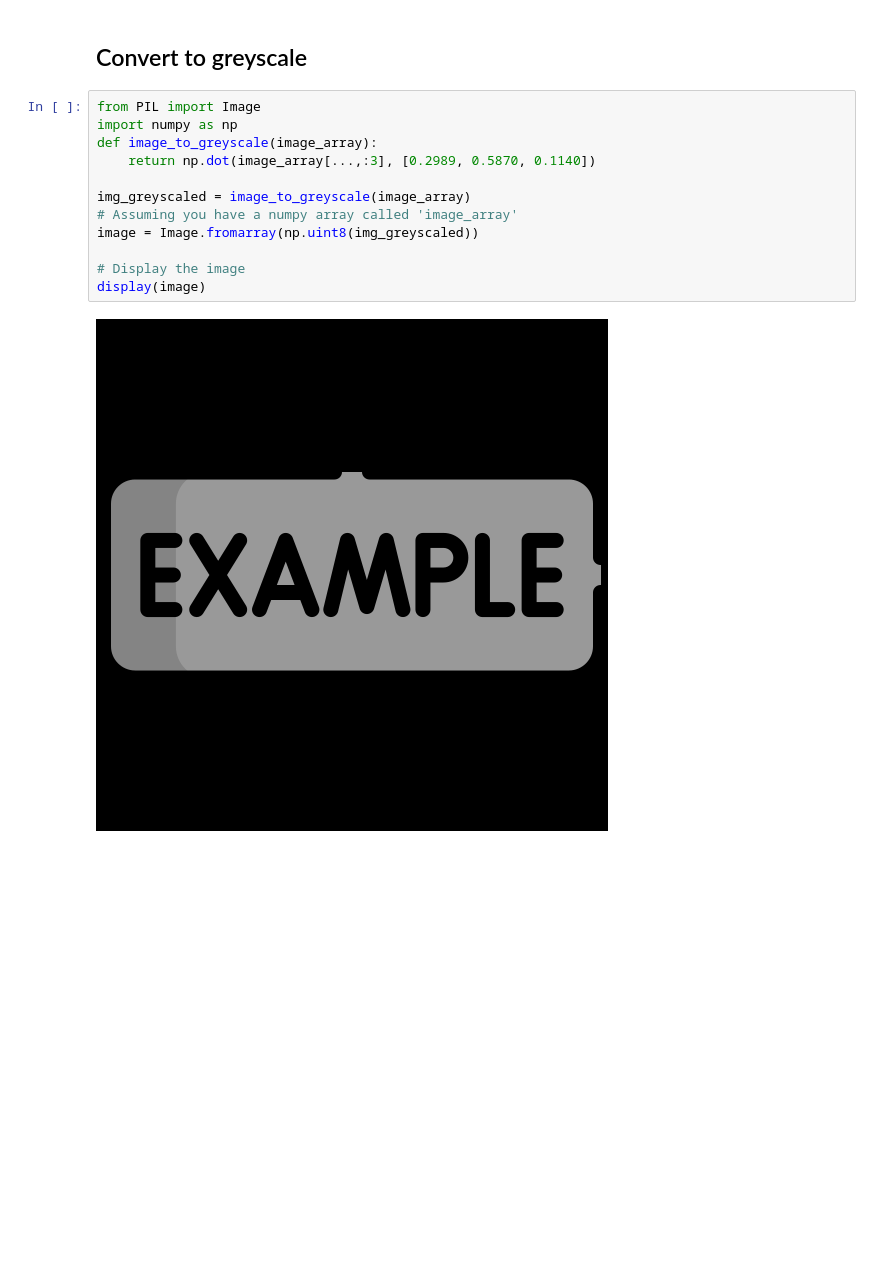
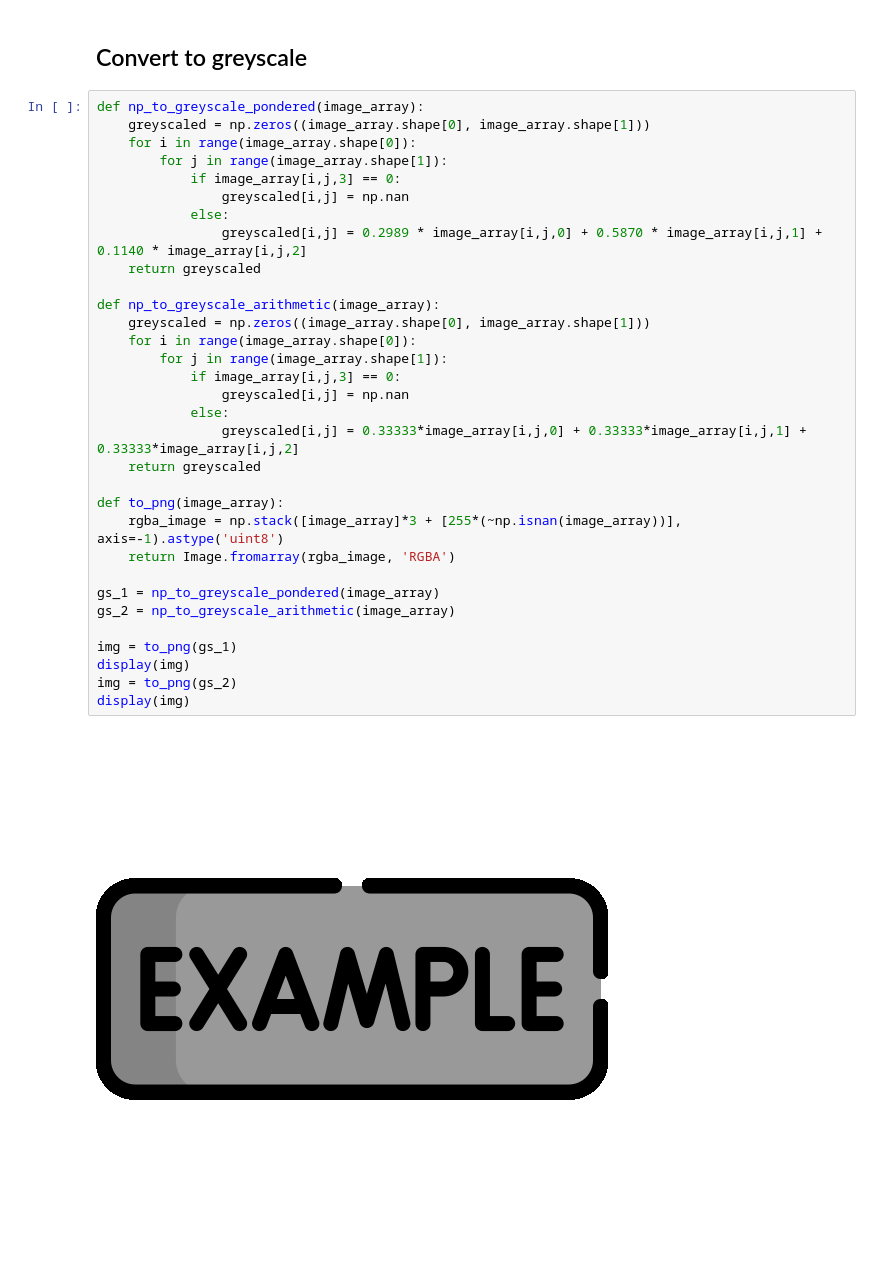
Before and after one commit to adriatp/vectoria, a Jupyter notebook: notebooks/test.ipynb, the cells around one changed output. Saved outputs shown, nothing was run; the diff lists cells and outputs as text; blank space fills up the shorter version.

```diff
--- a/notebooks/test.ipynb
+++ b/notebooks/test.ipynb
@@ -42,16 +37,36 @@ def transparent_array(image_array):
 # %% [markdown]
 ## Convert to greyscale
-# %%
-from PIL import Image
-import numpy as np
-def image_to_greyscale(image_array):
-    return np.dot(image_array[...,:3], [0.2989, 0.5870, 0.1140])
-
-img_greyscaled = image_to_greyscale(image_array)
-# Assuming you have a numpy array called 'image_array'
-image = Image.fromarray(np.uint8(img_greyscaled))
-
-# Display the image
-display(image)
-# %% [output]
-[figure, removed]
+# %%
+def np_to_greyscale_pondered(image_array):
+    greyscaled = np.zeros((image_array.shape[0], image_array.shape[1]))
+    for i in range(image_array.shape[0]):
+        for j in range(image_array.shape[1]):
+            if image_array[i,j,3] == 0:
+                greyscaled[i,j] = np.nan
+            else:
+                greyscaled[i,j] = 0.2989 * image_array[i,j,0] + 0.5870 * image_array[i,j,1] + 0.1140 * image_array[i,j,2]
+    return greyscaled
+
+def np_to_greyscale_arithmetic(image_array):
+    greyscaled = np.zeros((image_array.shape[0], image_array.shape[1]))
+    for i in range(image_array.shape[0]):
+        for j in range(image_array.shape[1]):
+            if image_array[i,j,3] == 0:
+                greyscaled[i,j] = np.nan
+            else:
+                greyscaled[i,j] = 0.33333*image_array[i,j,0] + 0.33333*image_array[i,j,1] + 0.33333*image_array[i,j,2]
+    return greyscaled
+
+def to_png(image_array):
+    rgba_image = np.stack([image_array]*3 + [255*(~np.isnan(image_array))], axis=-1).astype('uint8')
+    return Image.fromarray(rgba_image, 'RGBA')
+
+gs_1 = np_to_greyscale_pondered(image_array)
+gs_2 = np_to_greyscale_arithmetic(image_array)
+
+img = to_png(gs_1)
+display(img)
+img = to_png(gs_2)
+display(img)
+# %% [output]
+[figure, added]
```
Also changed, not shown: parts of 12 cells of this notebook.
